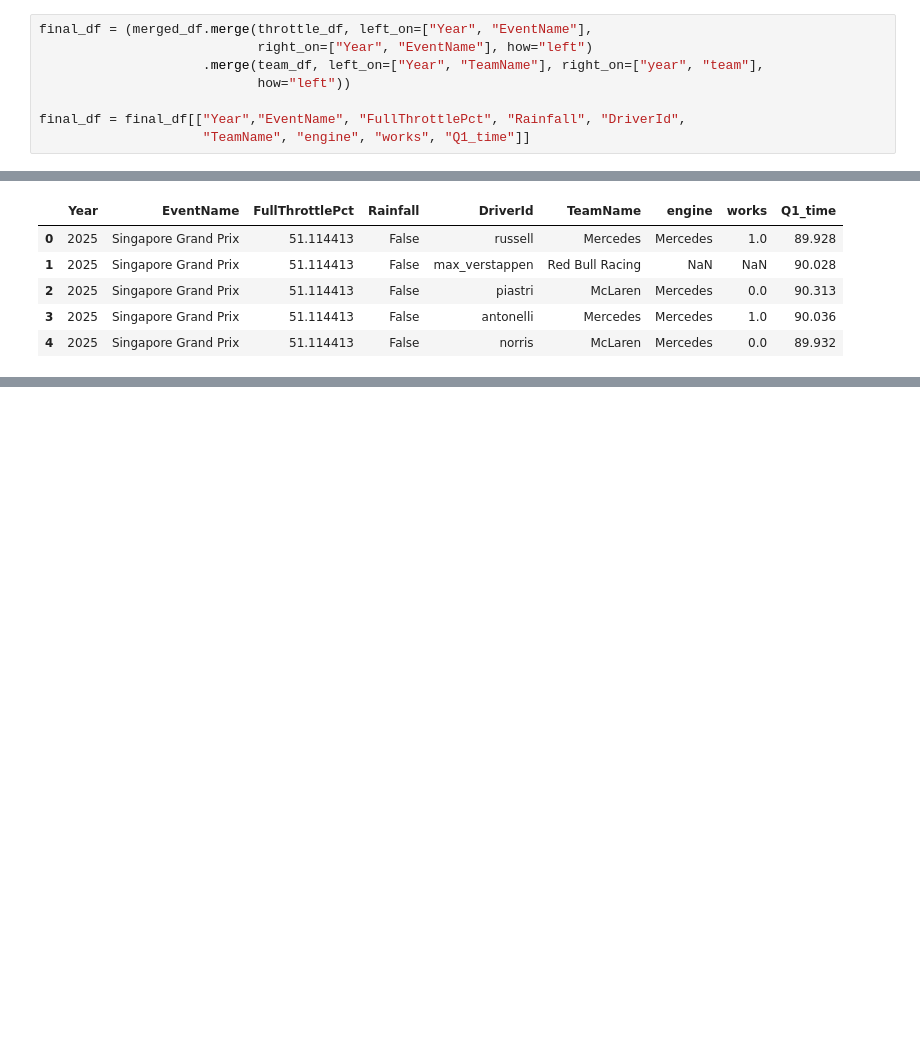
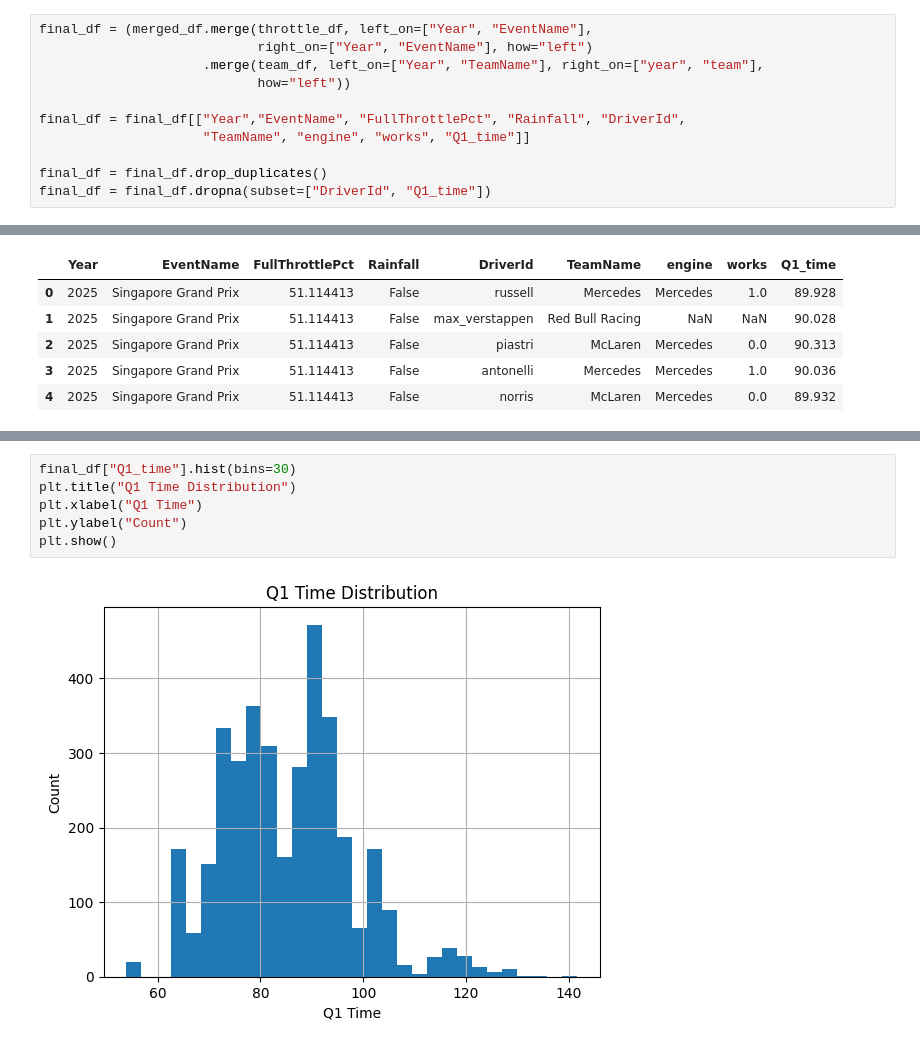
Before and after one commit to moajzashahab/stat-642-project, a Jupyter notebook: eda_and_clean_up.ipynb, the cells around one changed output, grey strips where cells are left out. Saved outputs shown, nothing was run; the diff lists cells and outputs as text; blank space fills up the shorter version.

Commit message:
remove duplicates and missing driver or q1 times

```diff
--- a/eda_and_clean_up.ipynb
+++ b/eda_and_clean_up.ipynb
@@ -99,6 +100,9 @@ final_df = (merged_df.merge(throttle_df, left_on=["Year", "EventName"],
 
 final_df = final_df[["Year","EventName", "FullThrottlePct", "Rainfall", "DriverId",
                      "TeamName", "engine", "works", "Q1_time"]]
+
+final_df = final_df.drop_duplicates()
+final_df = final_df.dropna(subset=["DriverId", "Q1_time"])
 # %%
 final_df.head()
 # %% [output]
@@ -136,0 +144,8 @@ Name: engine, Length: 183, dtype: int64
+# %%
+final_df["Q1_time"].hist(bins=30)
+plt.title("Q1 Time Distribution")
+plt.xlabel("Q1 Time")
+plt.ylabel("Count")
+plt.show()
+# %% [output]
+[figure, added]
```
Also changed, not shown: parts of 8 cells of this notebook, 1 other file.
